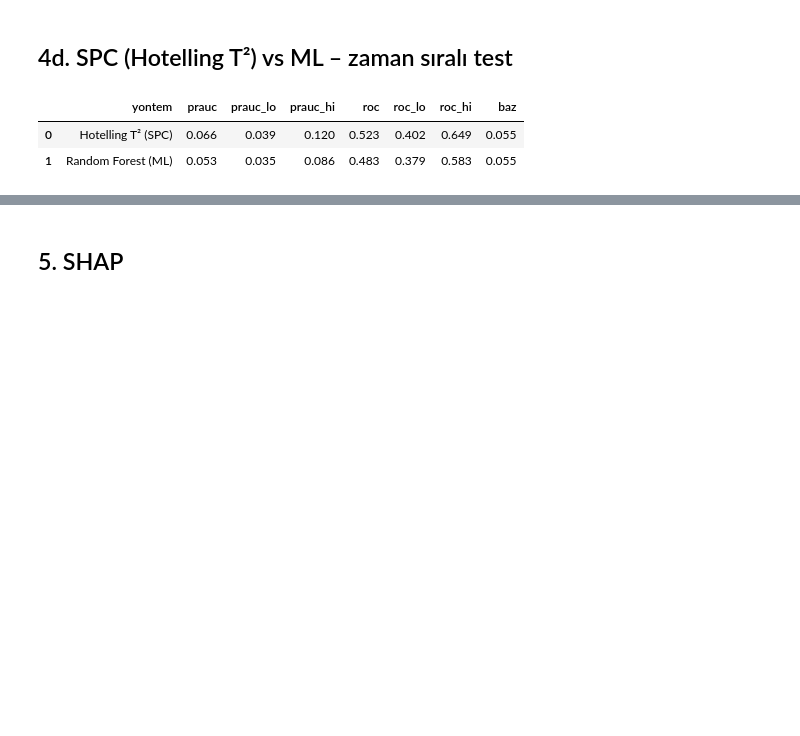
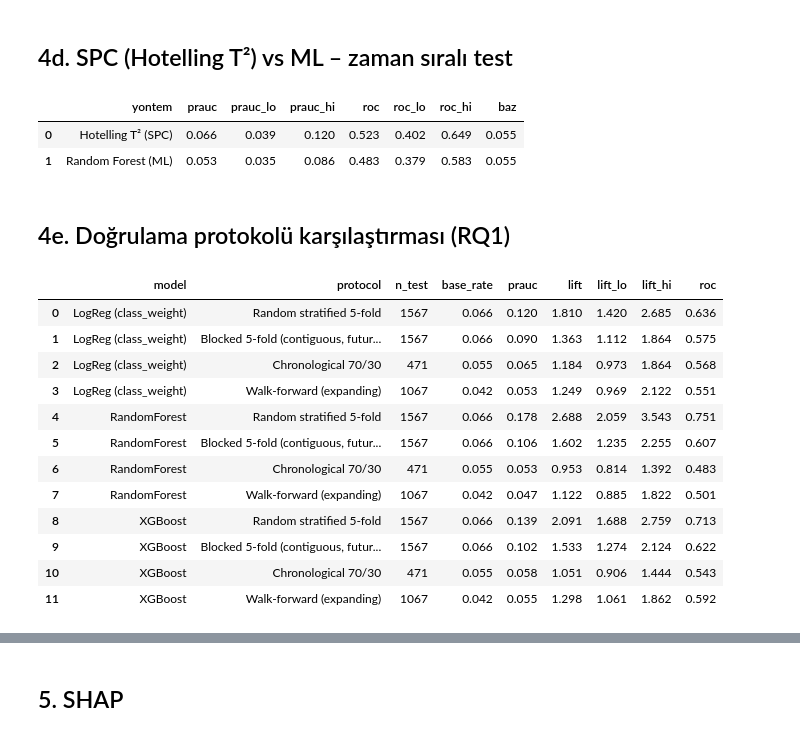
Before and after one commit to Atytmr07/secom-predictive-quality, a Jupyter notebook: notebooks/01_ozet.ipynb, the cells around one changed output, grey strips where cells are left out. Cells and saved outputs as stored; diff of their text form; code cells hidden in the pictures; blank space fills up the shorter version.

```diff
--- a/notebooks/01_ozet.ipynb
+++ b/notebooks/01_ozet.ipynb
@@ -65,3 +65,21 @@ pd.read_csv(R+'spc_vs_ml.csv')
 |  | yontem | prauc | prauc_lo | prauc_hi | roc | roc_lo | roc_hi | baz |
 | 0 | Hotelling T² (SPC) | 0.066 | 0.039 | 0.120 | 0.523 | 0.402 | 0.649 | 0.055 |
 | 1 | Random Forest (ML) | 0.053 | 0.035 | 0.086 | 0.483 | 0.379 | 0.583 | 0.055 |
+# %% [markdown]
+## 4e. Doğrulama protokolü karşılaştırması (RQ1)
+# %%
+pd.read_csv(R+'protocol_comparison.csv')
+# %% [output]
+|  | model | protocol | n_test | base_rate | prauc | lift | lift_lo | lift_hi | roc |
+| 0 | LogReg (class_weight) | Random stratified 5-fold | 1567 | 0.066 | 0.120 | 1.810 | 1.420 | 2.685 | 0.636 |
+| 1 | LogReg (class_weight) | Blocked 5-fold (contiguous, futur... | 1567 | 0.066 | 0.090 | 1.363 | 1.112 | 1.864 | 0.575 |
+| 2 | LogReg (class_weight) | Chronological 70/30 | 471 | 0.055 | 0.065 | 1.184 | 0.973 | 1.864 | 0.568 |
+| 3 | LogReg (class_weight) | Walk-forward (expanding) | 1067 | 0.042 | 0.053 | 1.249 | 0.969 | 2.122 | 0.551 |
+| 4 | RandomForest | Random stratified 5-fold | 1567 | 0.066 | 0.178 | 2.688 | 2.059 | 3.543 | 0.751 |
+| 5 | RandomForest | Blocked 5-fold (contiguous, futur... | 1567 | 0.066 | 0.106 | 1.602 | 1.235 | 2.255 | 0.607 |
+| 6 | RandomForest | Chronological 70/30 | 471 | 0.055 | 0.053 | 0.953 | 0.814 | 1.392 | 0.483 |
+| 7 | RandomForest | Walk-forward (expanding) | 1067 | 0.042 | 0.047 | 1.122 | 0.885 | 1.822 | 0.501 |
+| 8 | XGBoost | Random stratified 5-fold | 1567 | 0.066 | 0.139 | 2.091 | 1.688 | 2.759 | 0.713 |
+| 9 | XGBoost | Blocked 5-fold (contiguous, futur... | 1567 | 0.066 | 0.102 | 1.533 | 1.274 | 2.124 | 0.622 |
+| 10 | XGBoost | Chronological 70/30 | 471 | 0.055 | 0.058 | 1.051 | 0.906 | 1.444 | 0.543 |
+| 11 | XGBoost | Walk-forward (expanding) | 1067 | 0.042 | 0.055 | 1.298 | 1.061 | 1.862 | 0.592 |
```
Also changed, not shown: parts of 6 cells of this notebook, 20 other files.
